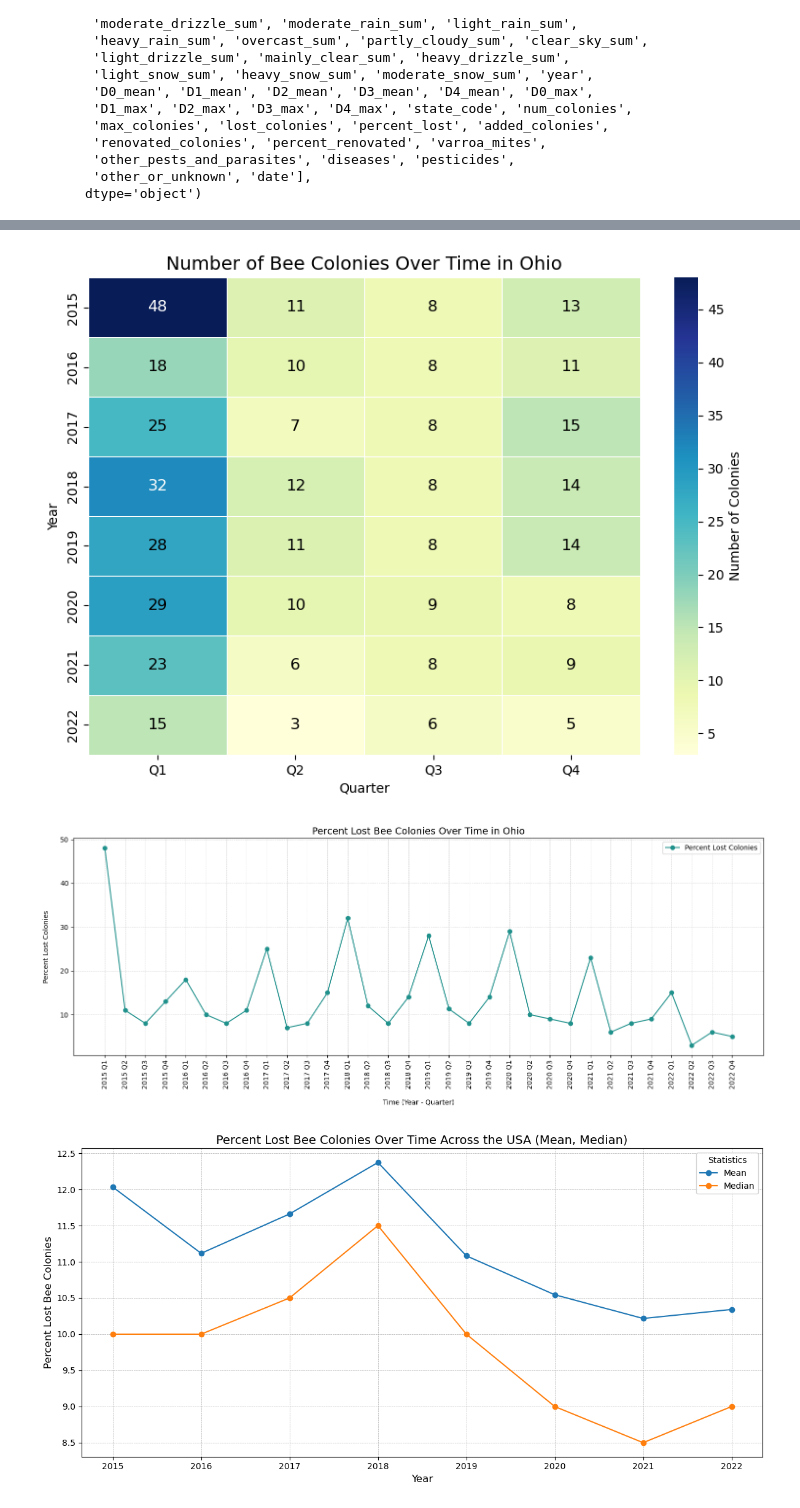
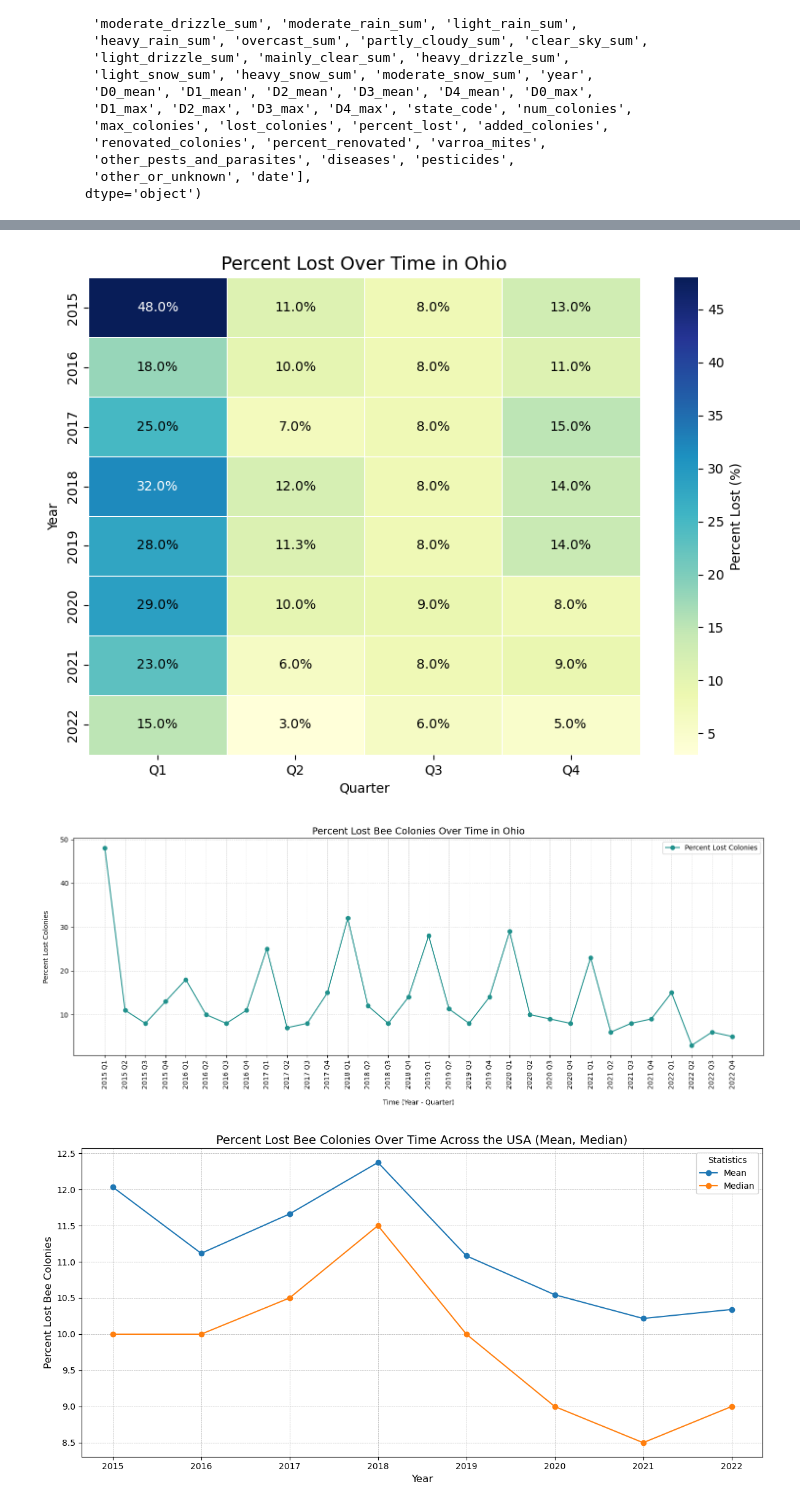
Before and after one commit to TinneCJM/Predicting-Bee-Colony-Loss-Across-the-USA, a Jupyter notebook: notebooks/3 EDA.ipynb, the cells around one changed output, grey strips where cells are left out. Cells and saved outputs as stored; diff of their text form; code cells hidden in the pictures.

```diff
--- a/notebooks/3 EDA.ipynb
+++ b/notebooks/3 EDA.ipynb
@@ -149,9 +166,9 @@ Dropdown(description='Year:', options=(2015, 2016, 2017, 2018, 2019, 2020, 2021,
 # %%
 state = 'Ohio'
-heatmap_colonies_over_time(bees, state)
+heatmap_percent_lost_over_time(bees, state)
 plot_bee_colony_trends(bees, state);
 # %% [output]
-[figure, old version]
+[figure, new version]
 [figure]
 # %%
 # Group data by year and calculate mean and median
```
Also changed, not shown: parts of 3 cells of this notebook, 1 other file.
